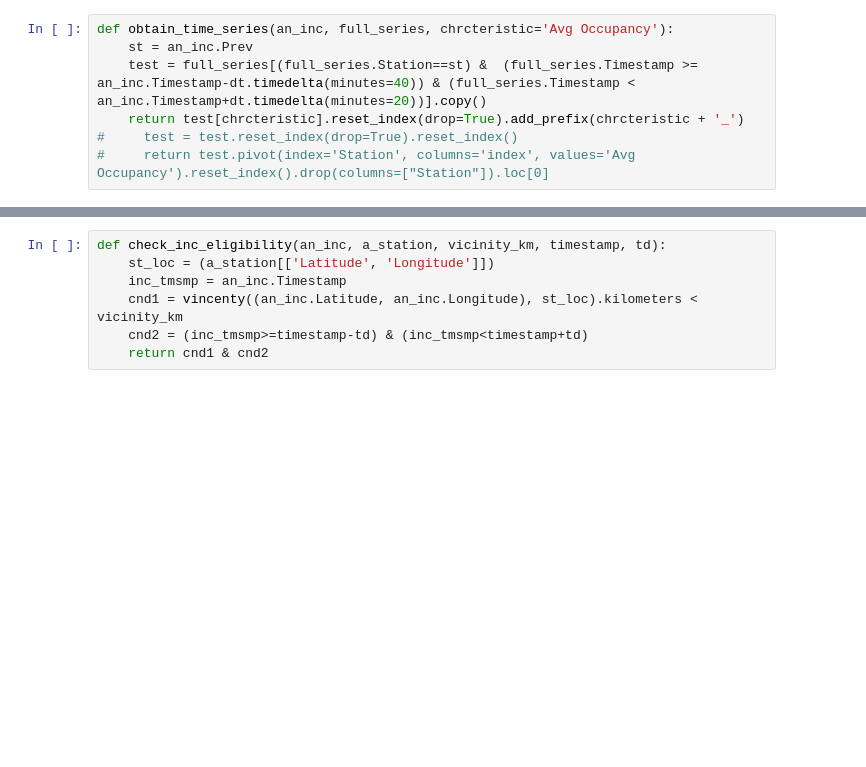
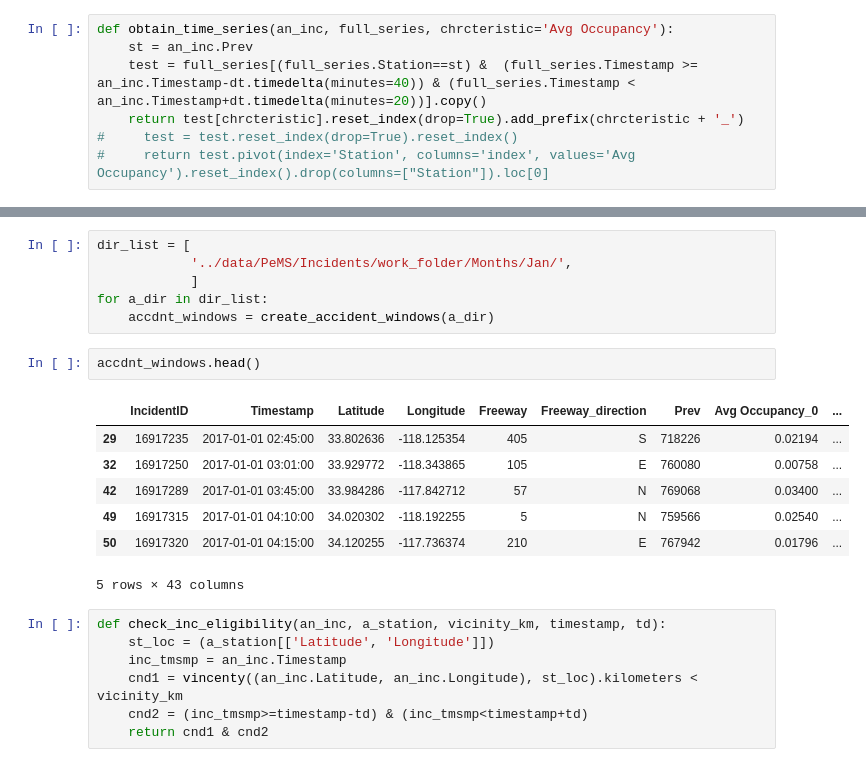
Before and after one commit to frolovconst/TC_w_ML, a Jupyter notebook: incidents_touch/inc_desc_ansis.ipynb, the cells around one changed output, grey strips where cells are left out. Drawn from its saved outputs; the diff is of its cells as text; blank space fills up the shorter version.

```diff
--- a/incidents_touch/inc_desc_ansis.ipynb
+++ b/incidents_touch/inc_desc_ansis.ipynb
@@ -134,4 +275,20 @@ accdnt_windows_march.head()
 5 rows × 43 columns
+# %%
+dir_list = [
+            '../data/PeMS/Incidents/work_folder/Months/Jan/',
+            ]
+for a_dir in dir_list:
+    accdnt_windows = create_accident_windows(a_dir)
+# %%
+accdnt_windows.head()
+# %% [output]
+|  | IncidentID | Timestamp | Latitude | Longitude | Freeway | Freeway_direction | Prev | Avg Occupancy_0 | ... |
+| 29 | 16917235 | 2017-01-01 02:45:00 | 33.802636 | -118.125354 | 405 | S | 718226 | 0.02194 | ... |
+| 32 | 16917250 | 2017-01-01 03:01:00 | 33.929772 | -118.343865 | 105 | E | 760080 | 0.00758 | ... |
+| 42 | 16917289 | 2017-01-01 03:45:00 | 33.984286 | -117.842712 | 57 | N | 769068 | 0.03400 | ... |
+| 49 | 16917315 | 2017-01-01 04:10:00 | 34.020302 | -118.192255 | 5 | N | 759566 | 0.02540 | ... |
+| 50 | 16917320 | 2017-01-01 04:15:00 | 34.120255 | -117.736374 | 210 | E | 767942 | 0.01796 | ... |
+5 rows × 43 columns
 # %%
 def check_inc_eligibility(an_inc, a_station, vicinity_km, timestamp, td):
     st_loc = (a_station[['Latitude', 'Longitude']])
```
Also changed, not shown: parts of 28 cells of this notebook, 1 other file.
